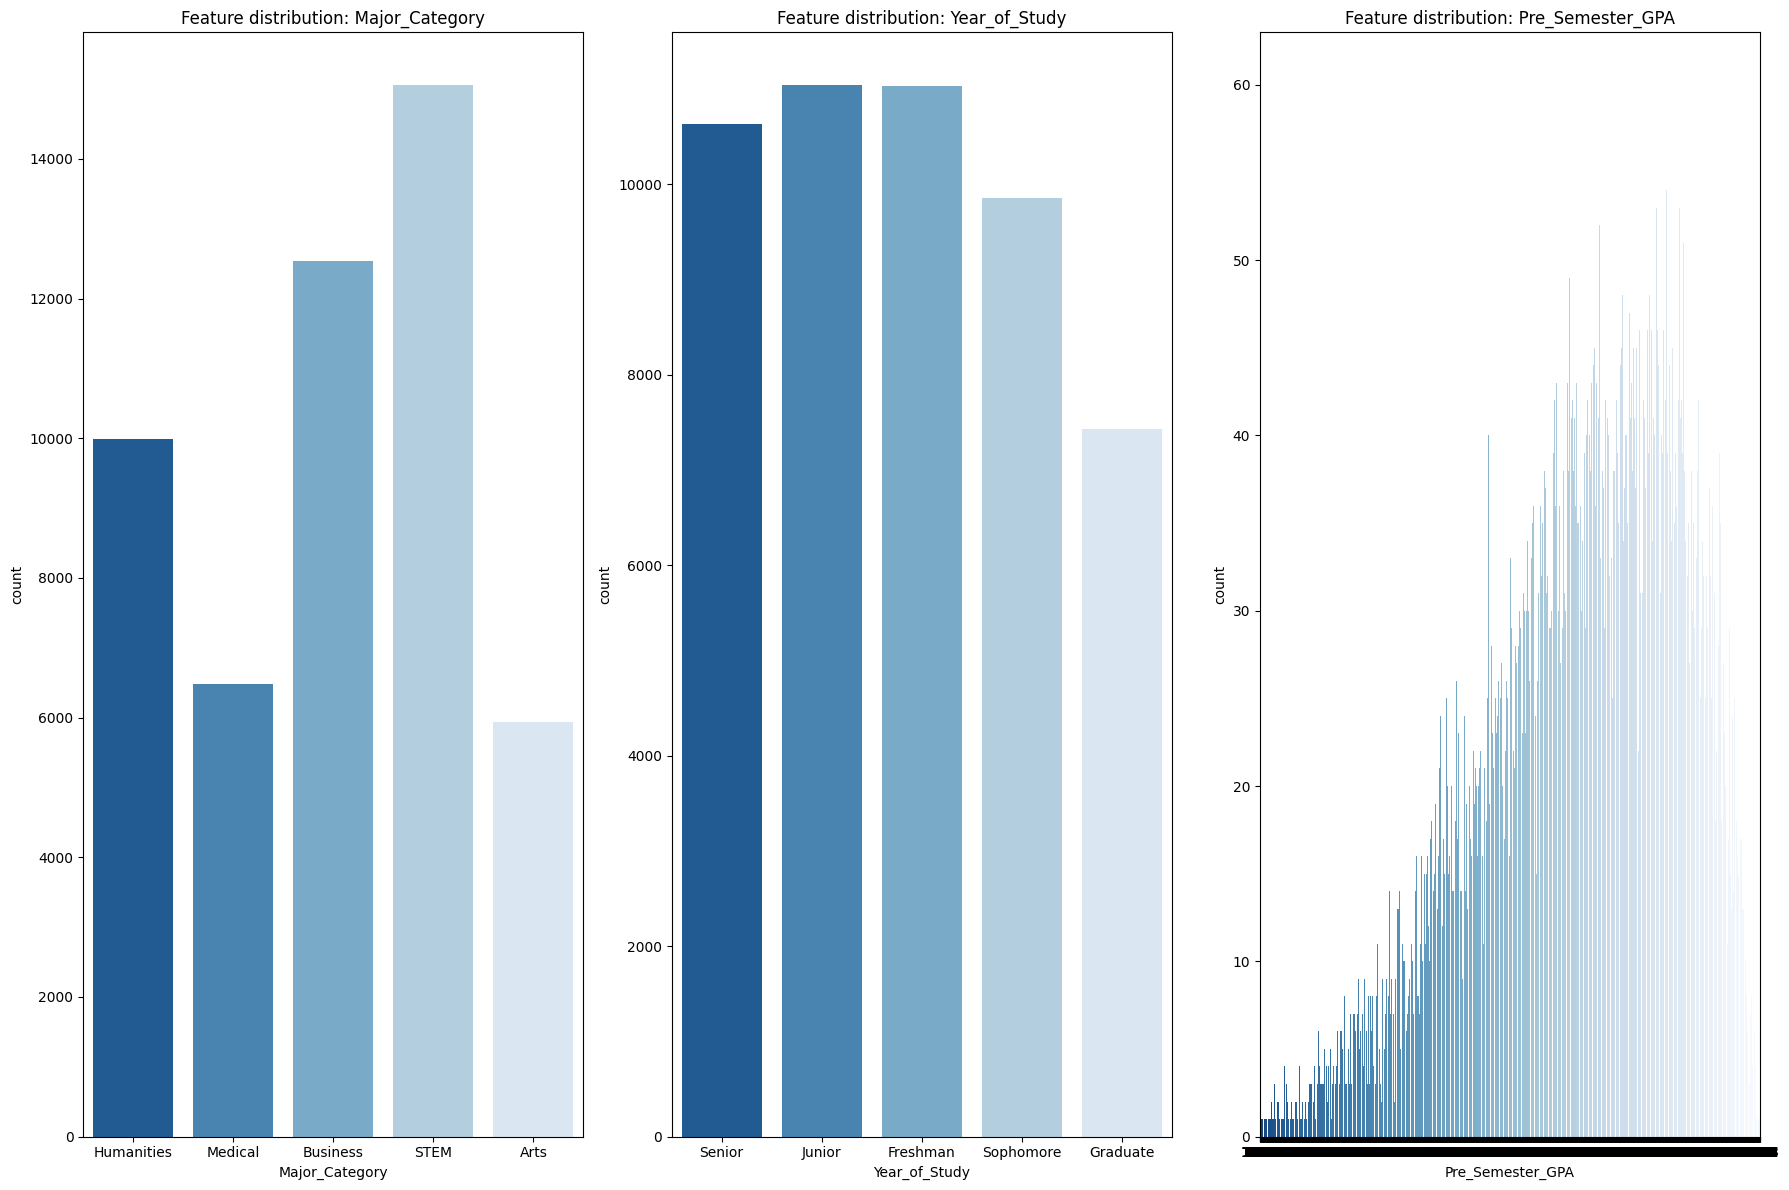
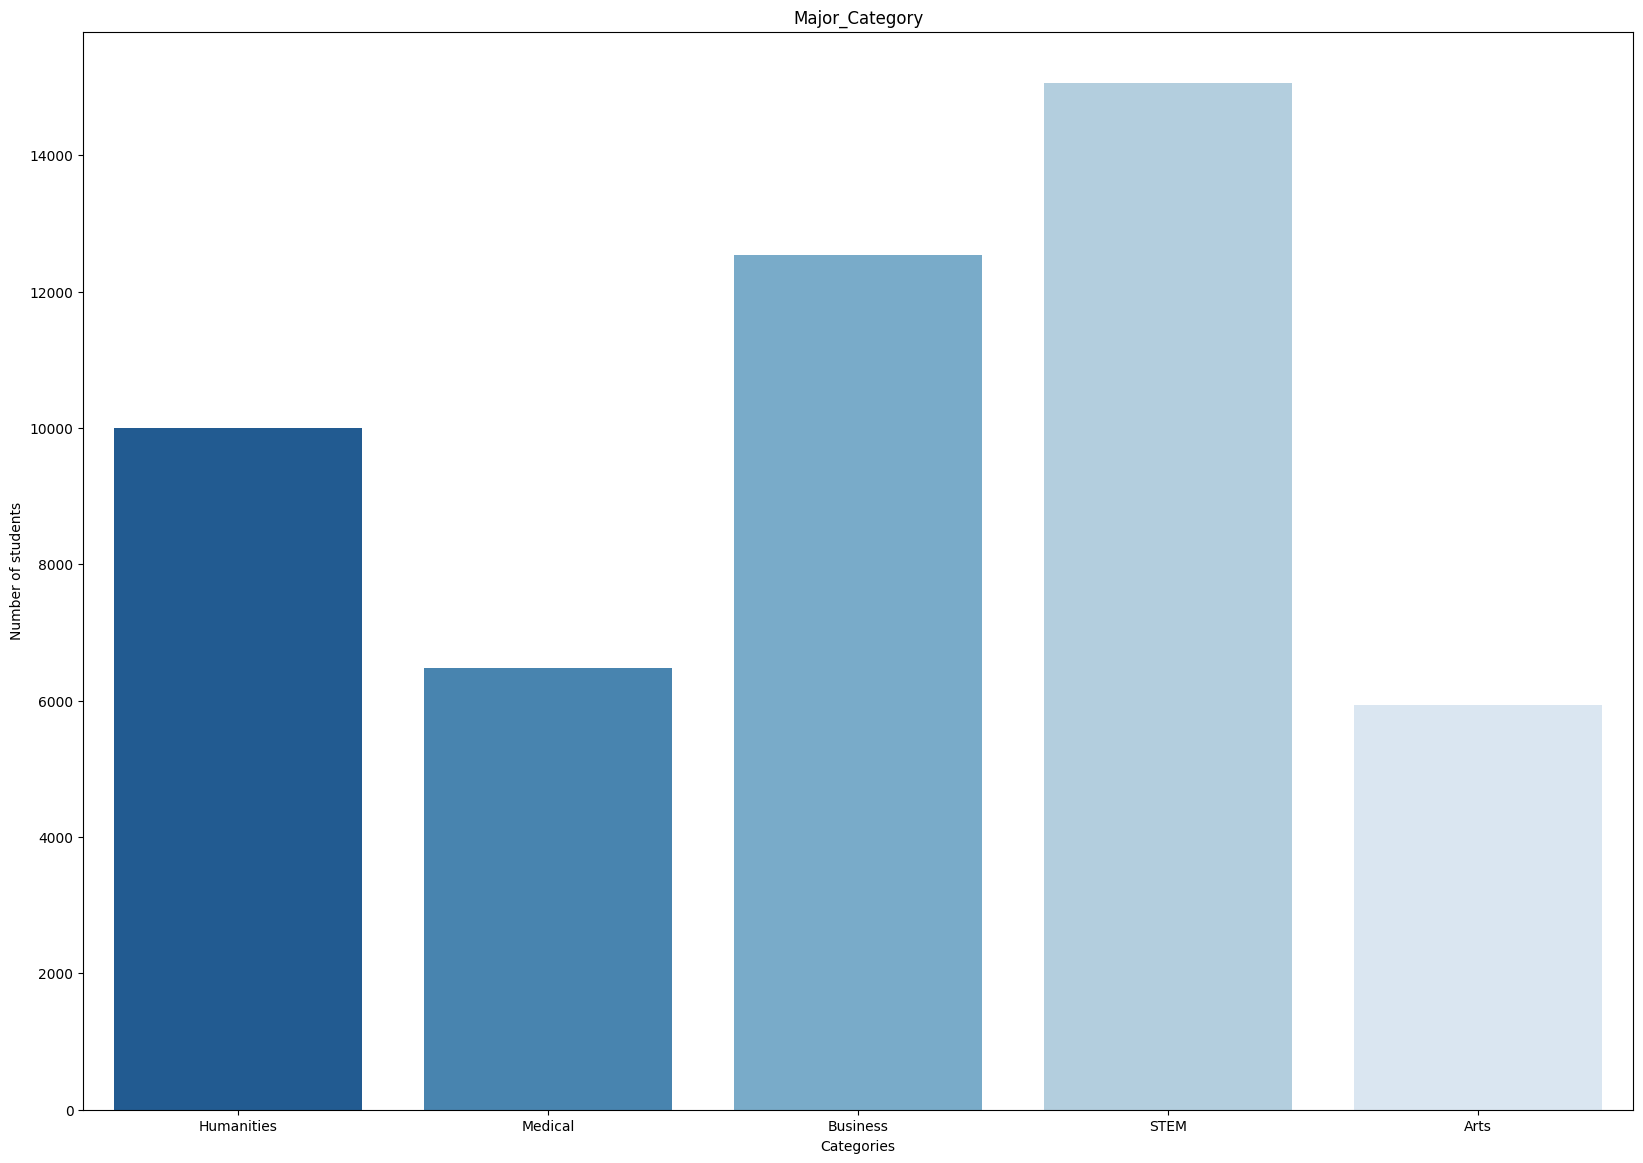
The notebook cell's code change between the first figure and the second:
--- before
+++ after
@@ -1,13 +1,12 @@
-# Ilustracja danych
+# Ilustracja danych - które są tekstem
 def data_illustration(df):
-    plt.figure(figsize=(18, 12))
-    start = [1,4,7,11,14]
-    for i in start:
-        for index, column in enumerate(df.columns[i:i+3], start = 1):
-            # Dzielenie okna 
-            ax = plt.subplot(1, 3, index)
-            sns.countplot(x=column, data=df, hue=column, palette='Blues_r', legend=False)
-            plt.title(f'Feature distribution: {column}')
-        plt.tight_layout()
+    plt.figure(figsize=(20, 14))
+    column_names= ["Major_Category", "Year_of_Study", "Primary_Use_Case",
+                    "Prompt_Engineering_Skill", "Institutional_Policy", "Burnout_Risk_Level"]
+    for column in column_names:
+        sns.countplot(x=column, data=df, hue=column, palette="Blues_r", legend=False)
+        plt.title(column)
+        plt.xlabel("Categories")
+        plt.ylabel("Number of students")
         plt.show()
 

Commit: update